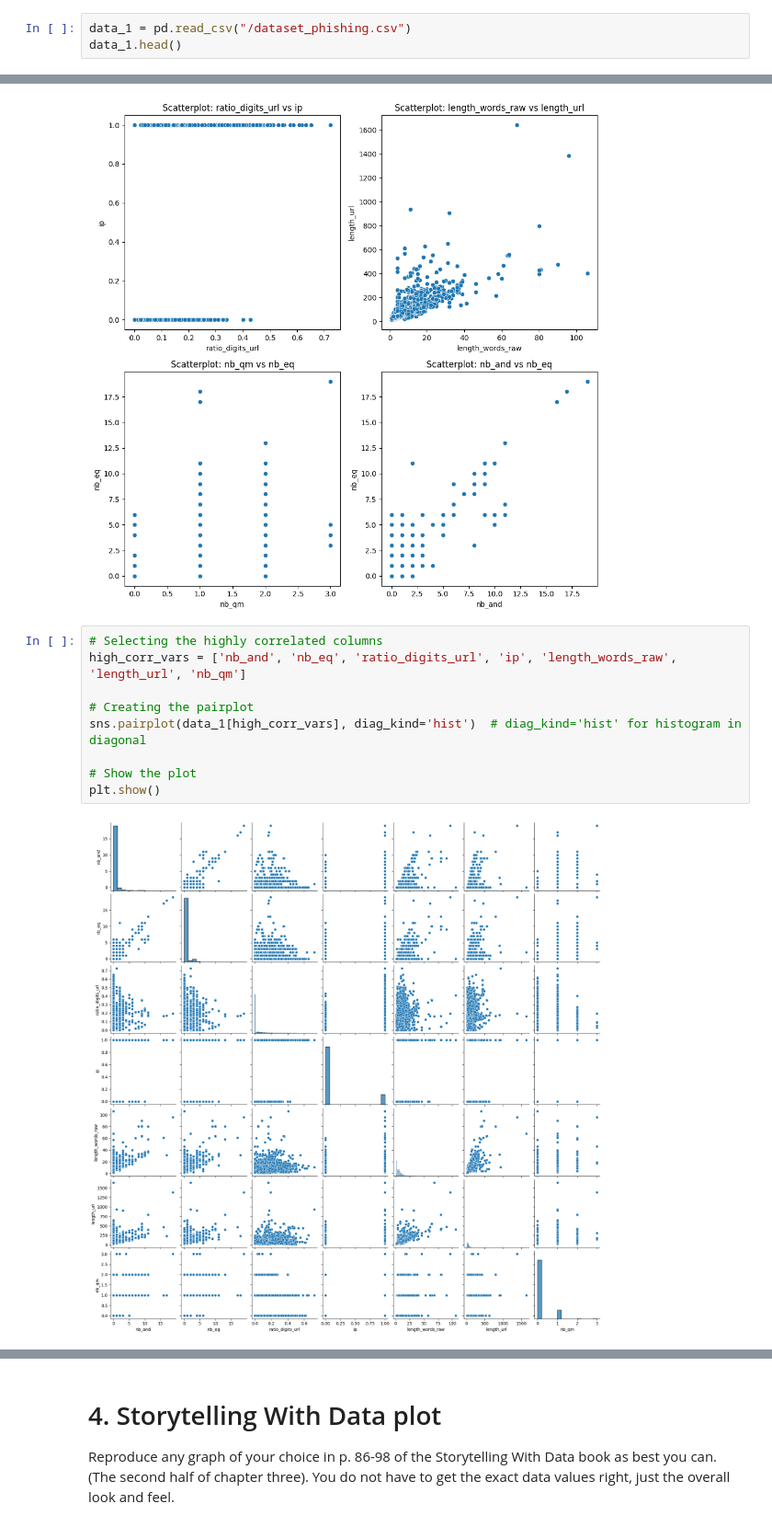
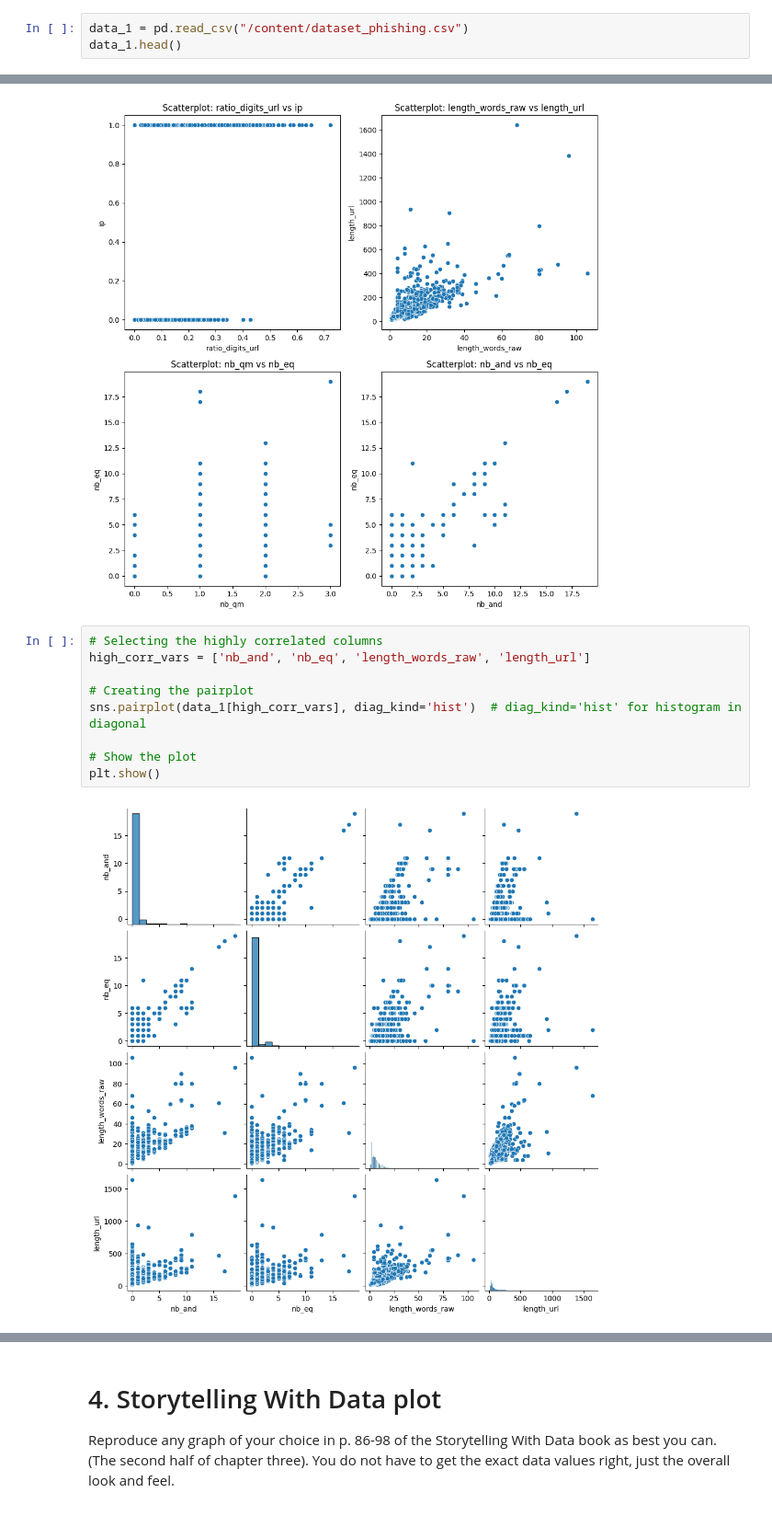
Before and after one commit to Rocking-Priya/2025-spring-B2, a Jupyter notebook: Week6.ipynb, the cells around one changed output, grey strips where cells are left out. Shown at 92% size. Cells and saved outputs as stored; diff of their text form.

```diff
--- a/Week6.ipynb
+++ b/Week6.ipynb
@@ -80,7 +80,7 @@ This week, you will do the same types of exercises as last week, but you should
 
 - Can you think of any confounding variables?  (Third variables that could explain any correlations between other variables.  These third variables may or may not be reported in the dataset.)
 # %%
-data_1 = pd.read_csv("/dataset_phishing.csv")
+data_1 = pd.read_csv("/content/dataset_phishing.csv")
 data_1.head()
 # %% [output]
 |  | url | length_url | length_hostname | ip | nb_dots | nb_hyphens | nb_at | nb_qm | nb_and | ... |
@@ -251,12 +251,12 @@ plt.show()
 [figure]
 # %%
 # Selecting the highly correlated columns
-high_corr_vars = ['nb_and', 'nb_eq', 'ratio_digits_url', 'ip', 'length_words_raw', 'length_url', 'nb_qm']
+high_corr_vars = ['nb_and', 'nb_eq', 'length_words_raw', 'length_url']
 
 # Creating the pairplot
 sns.pairplot(data_1[high_corr_vars], diag_kind='hist')  # diag_kind='hist' for histogram in diagonal
 
 # Show the plot
 plt.show()
 # %% [output]
-[figure, old version]
+[figure, new version]
```
Also changed, not shown: parts of 16 cells of this notebook.
